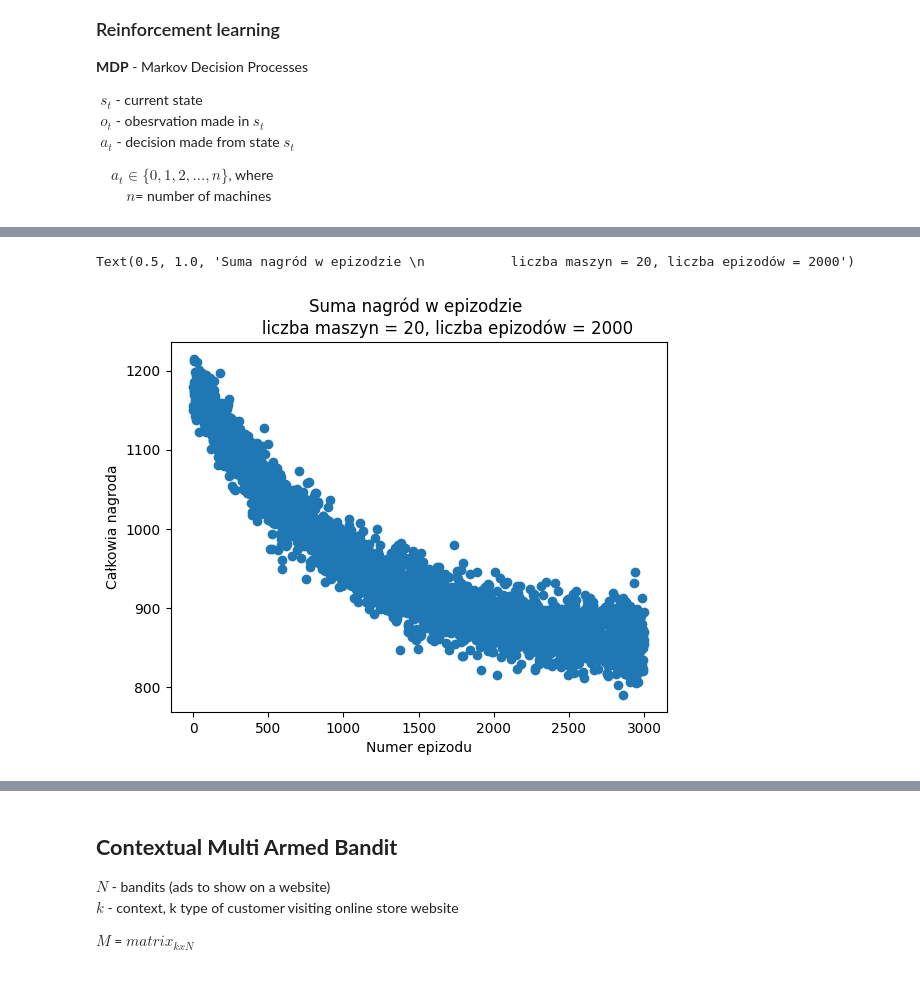
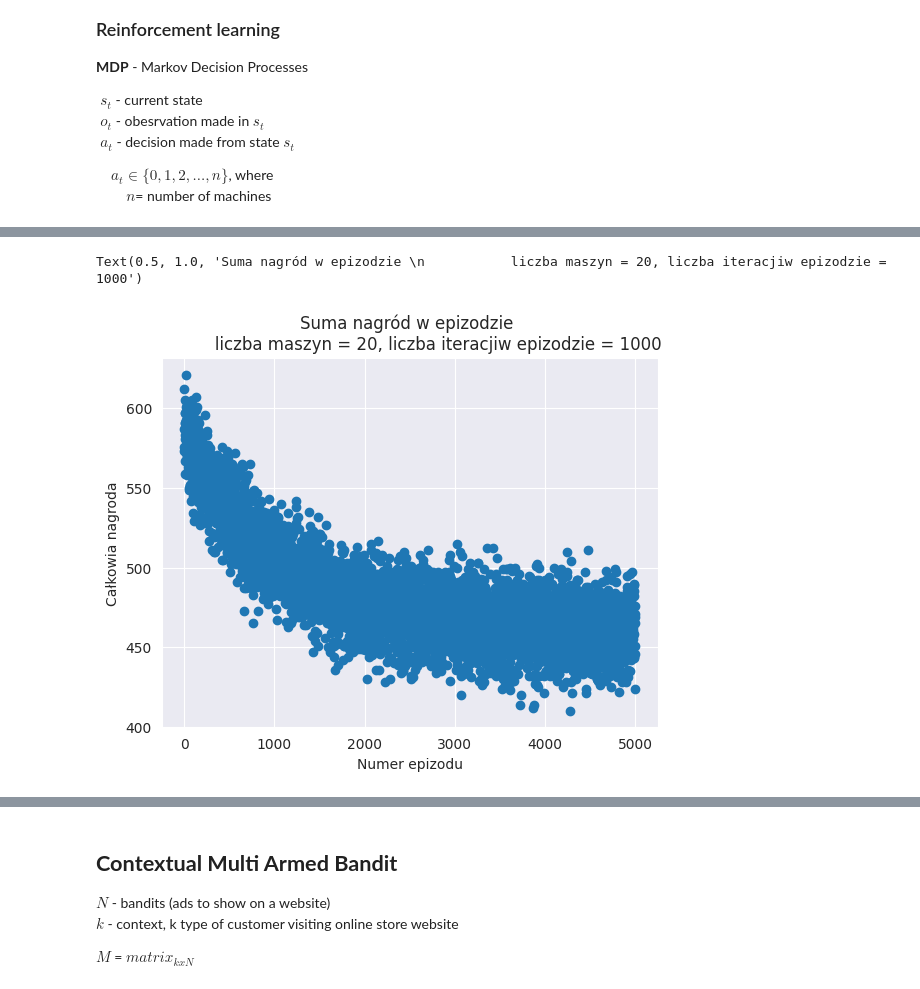
Before and after one commit to stethbo/multi-armed-bandit, a Jupyter notebook: notebooks/MAB.ipynb, the cells around one changed output, grey strips where cells are left out. Saved outputs shown, nothing was run; the diff lists cells and outputs as text; code cells hidden in the pictures.

```diff
--- a/notebooks/MAB.ipynb
+++ b/notebooks/MAB.ipynb
@@ -33,9 +20,9 @@ sys.path.append('../')
 import numpy as np
 from src.bandit import Bandit
 # %%
-iterations = 3000
-episode_iterations = 2000
-n_bandits = 10
+iterations = 5000
+episode_iterations = 1000
+n_bandits = 20
 exploration_prob = 1  # initial exploration probability
 exploration_decay = 0.001
 min_exploration_prob = 0.01
@@ -74,13 +61,13 @@ for n in range(iterations):
 # %%
 import matplotlib.pyplot as plt
 plt.scatter(y=total_rewards, x=range(len(total_rewards)))
 plt.xlabel('Numer epizodu')
 plt.ylabel('Całkowia nagroda')
 plt.title(f'Suma nagród w epizodzie \n\
-           liczba maszyn = 20, liczba epizodów = {episode_iterations}')
+           liczba maszyn = {n_bandits}, liczba iteracjiw epizodzie = {episode_iterations}')
 # %% [output]
-Text(0.5, 1.0, 'Suma nagród w epizodzie \n           liczba maszyn = 20, liczba epizodów = 2000')
+Text(0.5, 1.0, 'Suma nagród w epizodzie \n           liczba maszyn = 20, liczba iteracjiw epizodzie = 1000')
-[figure, old version]
+[figure, new version]
 # %%
 summary_seed = 100
 summed_up_rewards = [np.mean(total_rewards[summary_seed*i:summary_seed*(i+1)])\
```
Also changed, not shown: parts of 10 cells of this notebook.
